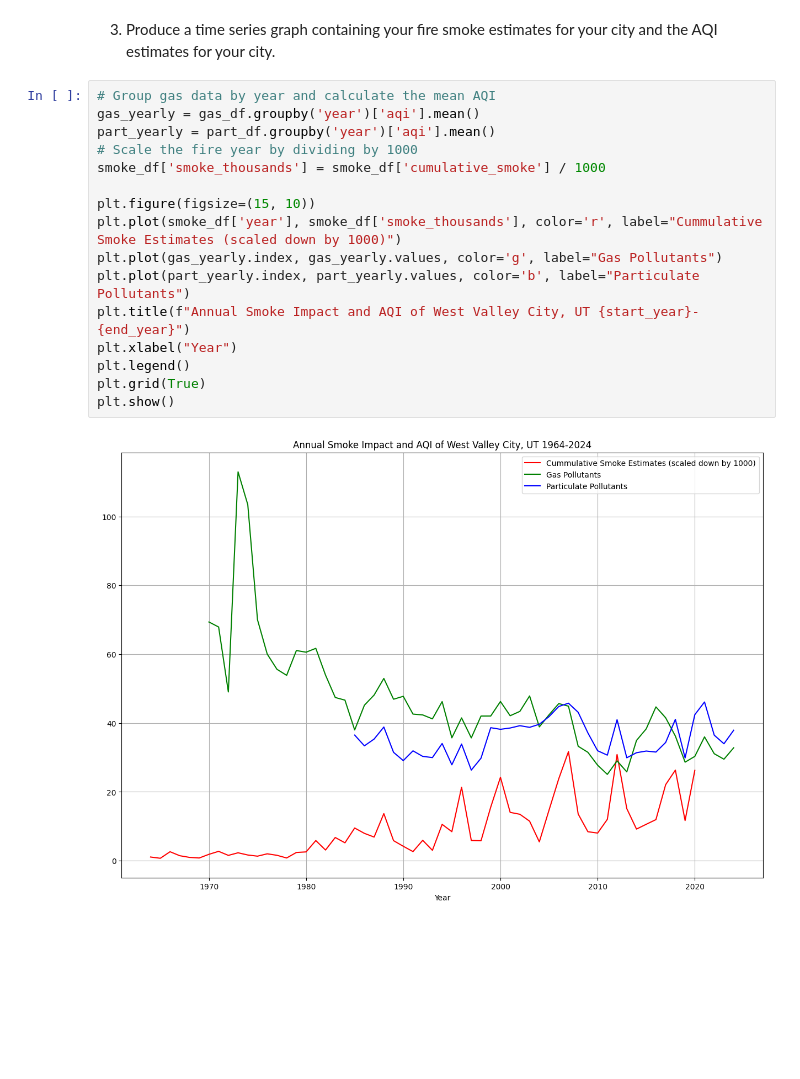
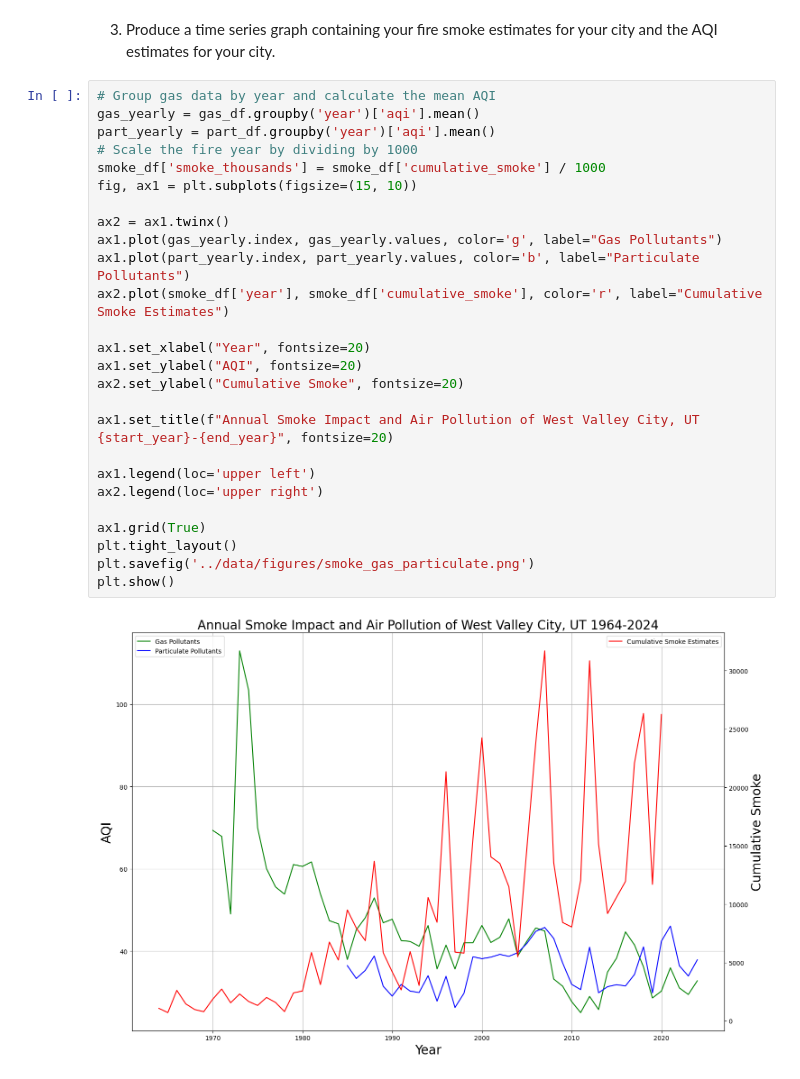
Before and after one commit to data512uwmsds/data512_project, a Jupyter notebook: notebooks/part_1_visual.ipynb, the cells around one changed output. Cells and saved outputs as stored; diff of their text form; blank space fills up the shorter version.

```diff
--- a/notebooks/part_1_visual.ipynb
+++ b/notebooks/part_1_visual.ipynb
@@ -108,18 +137,28 @@ plt.show()
 # %%
 # Group gas data by year and calculate the mean AQI
 gas_yearly = gas_df.groupby('year')['aqi'].mean()
 part_yearly = part_df.groupby('year')['aqi'].mean()
 # Scale the fire year by dividing by 1000
 smoke_df['smoke_thousands'] = smoke_df['cumulative_smoke'] / 1000
+fig, ax1 = plt.subplots(figsize=(15, 10))
 
-plt.figure(figsize=(15, 10))
-plt.plot(smoke_df['year'], smoke_df['smoke_thousands'], color='r', label="Cummulative Smoke Estimates (scaled down by 1000)")
-plt.plot(gas_yearly.index, gas_yearly.values, color='g', label="Gas Pollutants")
-plt.plot(part_yearly.index, part_yearly.values, color='b', label="Particulate Pollutants")
-plt.title(f"Annual Smoke Impact and AQI of West Valley City, UT {start_year}-{end_year}")
-plt.xlabel("Year")
-plt.legend()
-plt.grid(True)
+ax2 = ax1.twinx()
+ax1.plot(gas_yearly.index, gas_yearly.values, color='g', label="Gas Pollutants")
+ax1.plot(part_yearly.index, part_yearly.values, color='b', label="Particulate Pollutants")
+ax2.plot(smoke_df['year'], smoke_df['cumulative_smoke'], color='r', label="Cumulative Smoke Estimates")
+
+ax1.set_xlabel("Year", fontsize=20)
+ax1.set_ylabel("AQI", fontsize=20)
+ax2.set_ylabel("Cumulative Smoke", fontsize=20)
+
+ax1.set_title(f"Annual Smoke Impact and Air Pollution of West Valley City, UT {start_year}-{end_year}", fontsize=20)
+
+ax1.legend(loc='upper left')
+ax2.legend(loc='upper right')
+
+ax1.grid(True)
+plt.tight_layout()
+plt.savefig('../data/figures/smoke_gas_particulate.png')
 plt.show()
 # %% [output]
-[figure, old version]
+[figure, new version]
```
Also changed, not shown: parts of 4 cells of this notebook.
